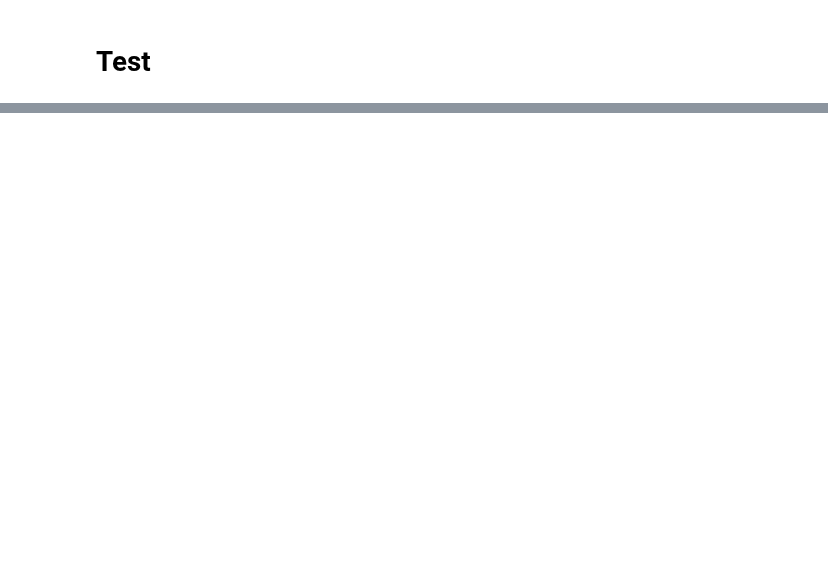
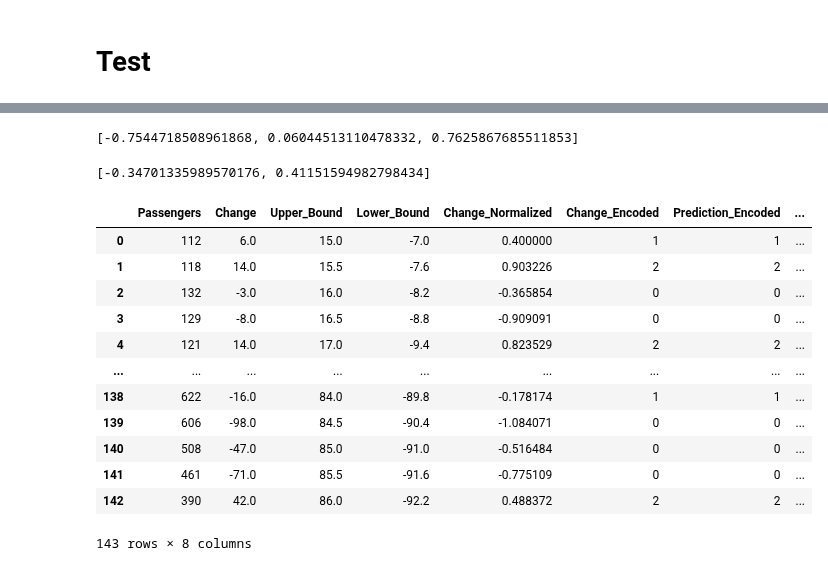
Before and after one commit to baobuiquang/ParallelLSTM, a Jupyter notebook: LSTM.ipynb, the cells around one changed output, grey strips where cells are left out. Drawn from its saved outputs; the diff is of its cells as text; code cells hidden in the pictures; blank space fills up the shorter version.

```diff
--- a/LSTM.ipynb
+++ b/LSTM.ipynb
@@ -561,0 +682,8 @@ Prediction: ['A', 'A', 'B', 'EOS', 'EOS', 'EOS']
+# %%
+prediction_starting_point = int(prediction_start * len(raw_data))
+
+input_sequence = ' '.join([e for e in raw_data[prediction_starting_point : prediction_starting_point + window_size]])
+
+num_tokens_to_predict = len(raw_data) - prediction_starting_point
+prediction = inference_next_sequence(params = params, sentence = input_sequence, num_tokens = num_tokens_to_predict)[window_size:]
+print(prediction)
@@ -561,0 +723,35 @@ Prediction: ['A', 'A', 'B', 'EOS', 'EOS', 'EOS']
+# %%
+centroids
+# %% [output]
+[-0.7544718508961868, 0.06044513110478332, 0.7625867685511853]
+# %%
+devide_lines
+# %% [output]
+[-0.34701335989570176, 0.41151594982798434]
+# %%
+def prediction_decode(row):
+    centroid = centroids[-1]
+    for i, line in enumerate(sorted(devide_lines)):
+        if row['Prediction_Encoded'] == i:
+            centroid = centroids[i]
+    if row['Change_Normalized'] >= 0:
+        return centroid * row['Upper_Bound']
+    else:
+        return - centroid * row['Lower_Bound']
+df['Change_Prediction'] = df.apply(prediction_decode, axis=1)
+
+df
+# %% [output]
+|  | Passengers | Change | Upper_Bound | Lower_Bound | Change_Normalized | Change_Encoded | Prediction_Encoded | ... |
+| 0 | 112 | 6.0 | 15.0 | -7.0 | 0.400000 | 1 | 1 | ... |
+| 1 | 118 | 14.0 | 15.5 | -7.6 | 0.903226 | 2 | 2 | ... |
+| 2 | 132 | -3.0 | 16.0 | -8.2 | -0.365854 | 0 | 0 | ... |
+| 3 | 129 | -8.0 | 16.5 | -8.8 | -0.909091 | 0 | 0 | ... |
+| 4 | 121 | 14.0 | 17.0 | -9.4 | 0.823529 | 2 | 2 | ... |
+| ... | ... | ... | ... | ... | ... | ... | ... | ... |
+| 138 | 622 | -16.0 | 84.0 | -89.8 | -0.178174 | 1 | 1 | ... |
+| 139 | 606 | -98.0 | 84.5 | -90.4 | -1.084071 | 0 | 0 | ... |
+| 140 | 508 | -47.0 | 85.0 | -91.0 | -0.516484 | 0 | 0 | ... |
+| 141 | 461 | -71.0 | 85.5 | -91.6 | -0.775109 | 0 | 0 | ... |
+| 142 | 390 | 42.0 | 86.0 | -92.2 | 0.488372 | 2 | 2 | ... |
+143 rows × 8 columns
```
Also changed, not shown: parts of 29 cells of this notebook.
